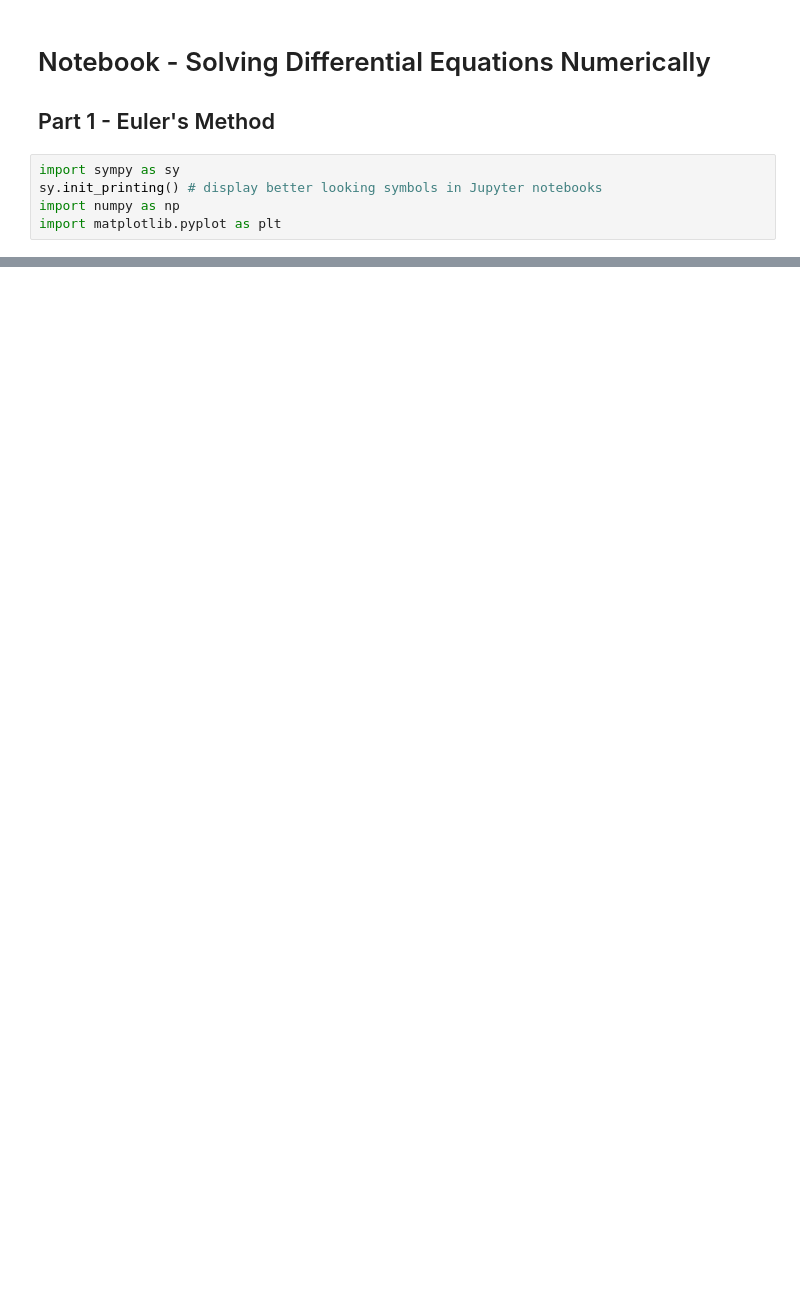
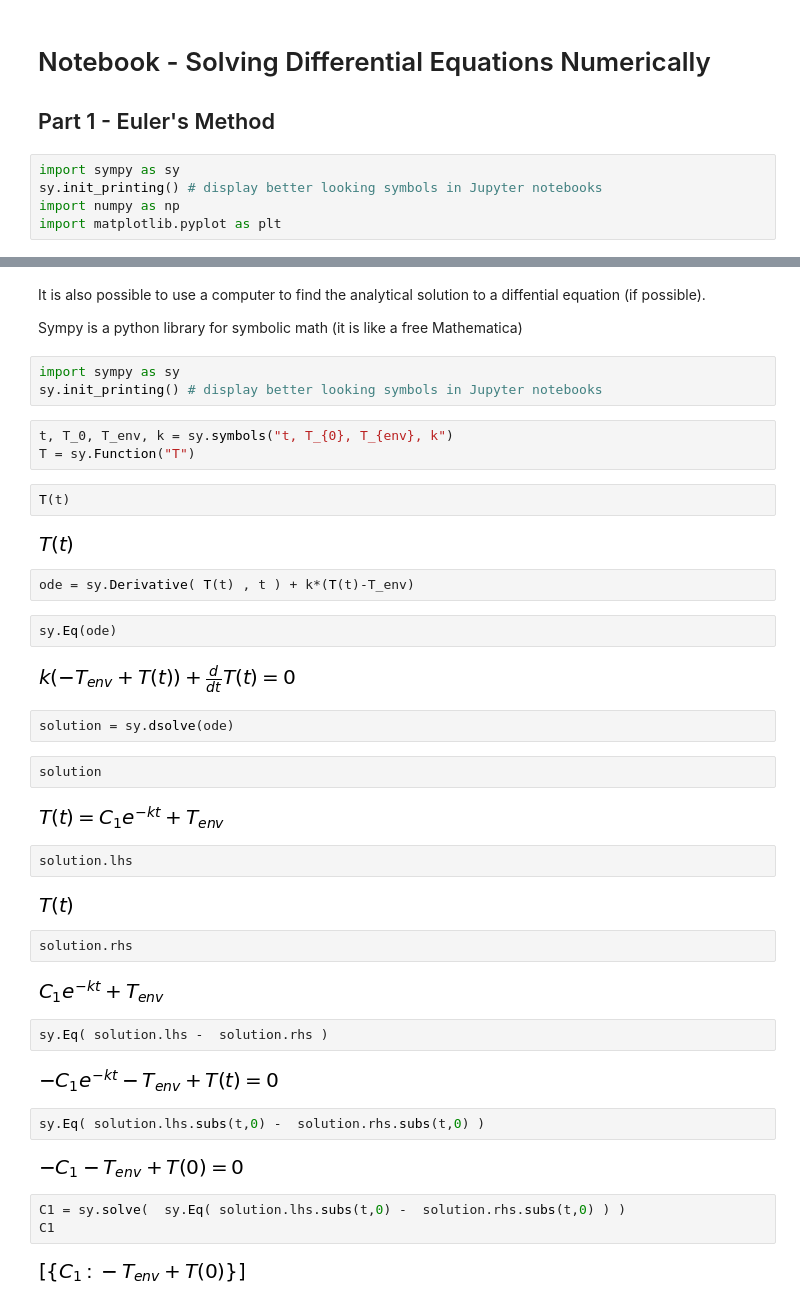
Before and after one commit to goodbyeskyharbor/PurdueNorthwest_PHYS308_ScientificComputing1, a Jupyter notebook: Notebooks/PHYS 308 - 12 - Differential Equations.ipynb, the cells around one changed output, grey strips where cells are left out. Saved outputs shown, nothing was run; the diff lists cells and outputs as text; blank space fills up the shorter version.

```diff
--- a/Notebooks/PHYS 308 - 12 - Differential Equations.ipynb
+++ b/Notebooks/PHYS 308 - 12 - Differential Equations.ipynb
@@ -82,0 +233,47 @@ delta_t 3.0
+# %% [markdown]
+It is also possible to use a computer to find the analytical solution to a diffential equation (if possible).
+
+Sympy is a python library for symbolic math (it is like a free Mathematica)
+# %%
+import sympy as sy
+sy.init_printing() # display better looking symbols in Jupyter notebooks
+# %%
+t, T_0, T_env, k = sy.symbols("t, T_{0}, T_{env}, k")
+T = sy.Function("T")
+# %%
+T(t)
+# %% [output]
+[figure, added]
+# %%
+ode = sy.Derivative( T(t) , t ) + k*(T(t)-T_env)
+# %%
+sy.Eq(ode)
+# %% [output]
+[figure, added]
+# %%
+solution = sy.dsolve(ode)
+# %%
+solution
+# %% [output]
+[figure, added]
+# %%
+solution.lhs
+# %% [output]
+[figure, added]
+# %%
+solution.rhs
+# %% [output]
+[figure, added]
+# %%
+sy.Eq( solution.lhs -  solution.rhs )
+# %% [output]
+[figure, added]
+# %%
+sy.Eq( solution.lhs.subs(t,0) -  solution.rhs.subs(t,0) )
+# %% [output]
+[figure, added]
+# %%
+C1 = sy.solve(  sy.Eq( solution.lhs.subs(t,0) -  solution.rhs.subs(t,0) ) )
+C1
+# %% [output]
+[figure, added]
```
Also changed, not shown: parts of 11 cells of this notebook, 2 other files.
